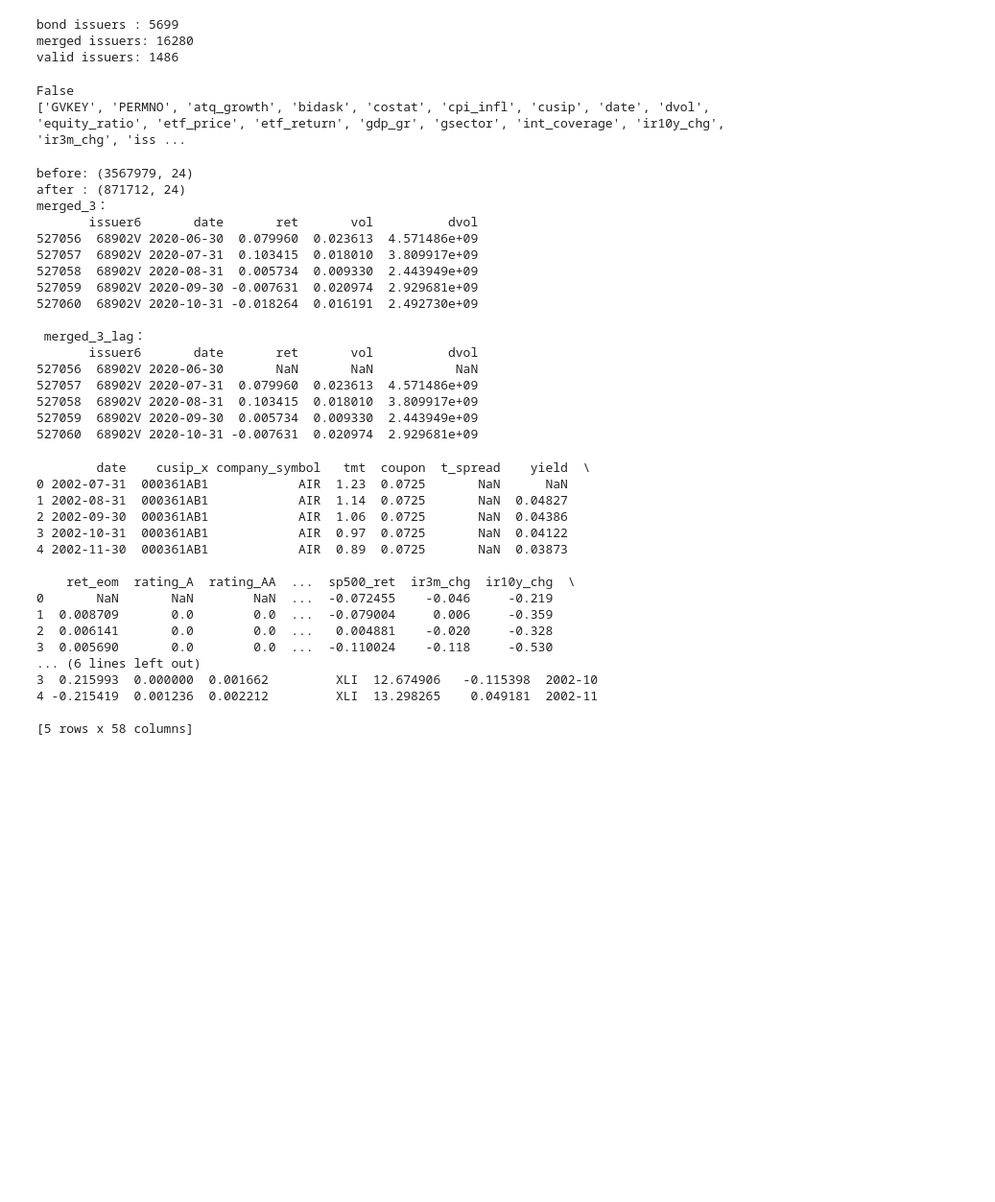
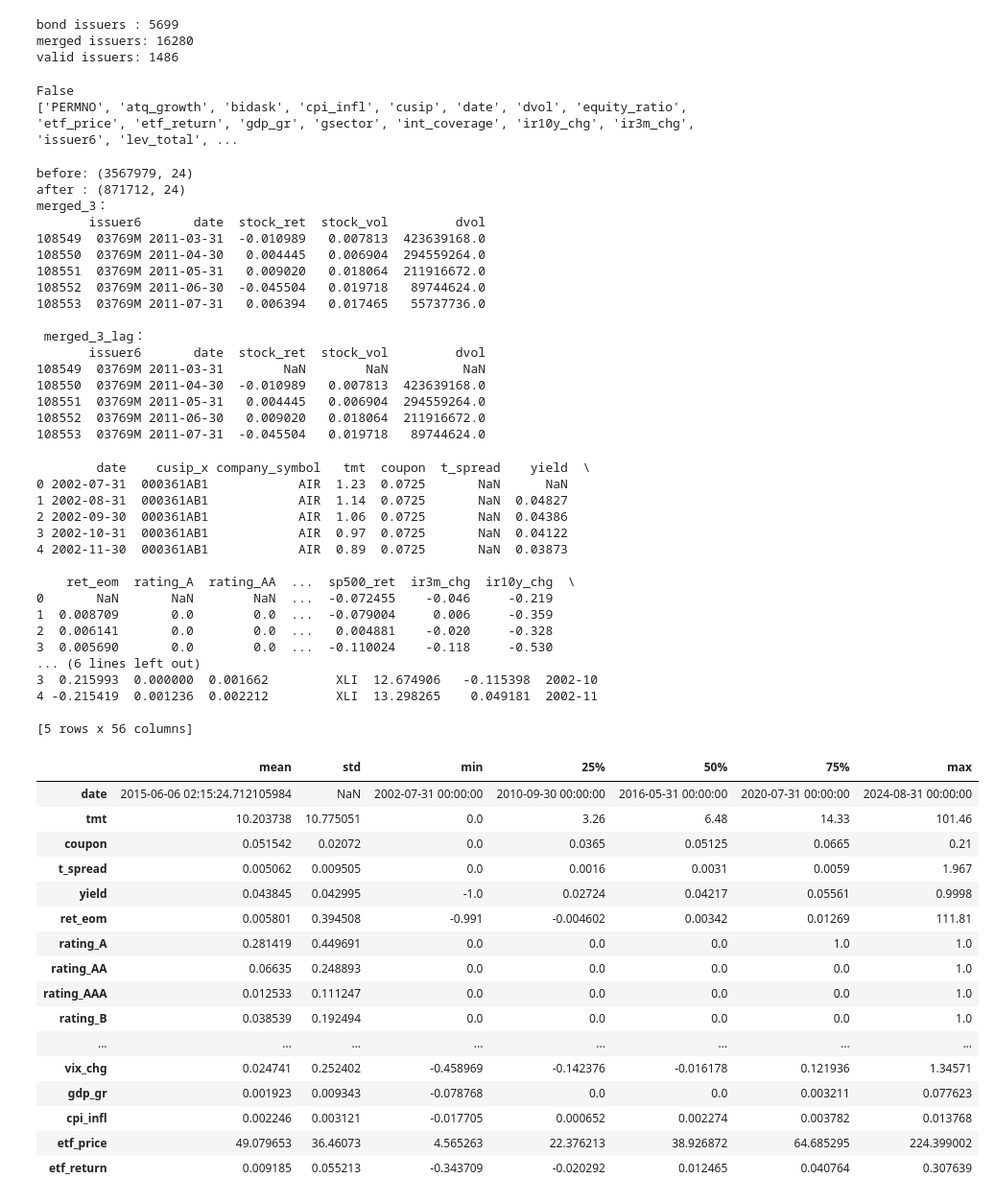
Before and after one commit to QinqinAndMacaulayCat/ml_project, a Jupyter notebook: data/data_merging.ipynb, the cells around one changed output. Shown at 96% size. Drawn from its saved outputs; the diff is of its cells as text; code cells hidden in the pictures; blank space fills up the shorter version.

```diff
--- a/data/data_merging.ipynb
+++ b/data/data_merging.ipynb
@@ -185,4 +7,13 @@ print(fund_monthly.head())
 # %%
+dir = "/Users/yutung/MQF/Machine learning/Project/ml_project/data/processed/"
+
+monthly_stock = pd.read_parquet(dir + "monthly_stock.parquet")
+print(monthly_stock.head())
+
+fund_monthly = pd.read_parquet(dir + "fundamentals_monthly.parquet")
+print(fund_monthly.head())
+
+
 # align keys (LPERMNO -> PERMNO, datadate -> date)
 fund_monthly = fund_monthly.rename(
     columns={"LPERMNO": "PERMNO", "datadate": "date"}
@@ -414,7 +245,7 @@ print("atq" in merged_3.columns)
 print(sorted(merged_3.columns))
 # %% [output]
 False
-['GVKEY', 'PERMNO', 'atq_growth', 'bidask', 'costat', 'cpi_infl', 'cusip', 'date', 'dvol', 'equity_ratio', 'etf_price', 'etf_return', 'gdp_gr', 'gsector', 'int_coverage', 'ir10y_chg', 'ir3m_chg', 'iss ...
+['PERMNO', 'atq_growth', 'bidask', 'cpi_infl', 'cusip', 'date', 'dvol', 'equity_ratio', 'etf_price', 'etf_return', 'gdp_gr', 'gsector', 'int_coverage', 'ir10y_chg', 'ir3m_chg', 'issuer6', 'lev_total', ...
 # %%
 # select bond_data
 bond_filtered = bond_data[bond_data["issuer6"].isin(common_issuers)].copy()
@@ -426,8 +257,8 @@ print("after :", bond_filtered.shape)
 cols_to_shift = [
 
     # stock
-    "ret", "vol", "dvol", "turnover",
-    "mktcap", "bidask", "numtrades", "price_mean",
+    "stock_ret", "stock_vol", "dvol", "turnover",
+    "stock_mktcap", "bidask", "numtrades", "stock_price_mean",
 
     # derived
     "log_atq","lev_total","equity_ratio","roa",
@@ -461,46 +292,69 @@ print(merged_3_lag.loc[merged_3_lag["issuer6"] == list(common_issuers)[0],
 before: (3567979, 24)
 after : (871712, 24)
 merged_3：
-       issuer6       date       ret       vol          dvol
-527056  68902V 2020-06-30  0.079960  0.023613  4.571486e+09
-527057  68902V 2020-07-31  0.103415  0.018010  3.809917e+09
-527058  68902V 2020-08-31  0.005734  0.009330  2.443949e+09
-527059  68902V 2020-09-30 -0.007631  0.020974  2.929681e+09
-527060  68902V 2020-10-31 -0.018264  0.016191  2.492730e+09
+       issuer6       date  stock_ret  stock_vol         dvol
+108549  03769M 2011-03-31  -0.010989   0.007813  423639168.0
+108550  03769M 2011-04-30   0.004445   0.006904  294559264.0
+108551  03769M 2011-05-31   0.009020   0.018064  211916672.0
+108552  03769M 2011-06-30  -0.045504   0.019718   89744624.0
+108553  03769M 2011-07-31   0.006394   0.017465   55737736.0
 
  merged_3_lag：
-       issuer6       date       ret       vol          dvol
-527056  68902V 2020-06-30       NaN       NaN           NaN
-527057  68902V 2020-07-31  0.079960  0.023613  4.571486e+09
-527058  68902V 2020-08-31  0.103415  0.018010  3.809917e+09
-527059  68902V 2020-09-30  0.005734  0.009330  2.443949e+09
-527060  68902V 2020-10-31 -0.007631  0.020974  2.929681e+09
+       issuer6       date  stock_ret  stock_vol         dvol
+108549  03769M 2011-03-31        NaN        NaN          NaN
+108550  03769M 2011-04-30  -0.010989   0.007813  423639168.0
+108551  03769M 2011-05-31   0.004445   0.006904  294559264.0
+108552  03769M 2011-06-30   0.009020   0.018064  211916672.0
+108553  03769M 2011-07-31  -0.045504   0.019718   89744624.0
 # %%
 merged_all = bond_filtered.merge(
     merged_3_lag,
     on=["issuer6", "date"],
     how="left"
 )
 
 print(merged_all.head())
+
+summary = merged_all.describe().loc[
+    ["mean", "std", "min", "25%", "50%", "75%", "max"]
+].T
+
+summary
 # %% [output]
         date    cusip_x company_symbol   tmt  coupon  t_spread    yield  \
 0 2002-07-31  000361AB1            AIR  1.23  0.0725       NaN      NaN
 1 2002-08-31  000361AB1            AIR  1.14  0.0725       NaN  0.04827
 2 2002-09-30  000361AB1            AIR  1.06  0.0725       NaN  0.04386
 3 2002-10-31  000361AB1            AIR  0.97  0.0725       NaN  0.04122
 4 2002-11-30  000361AB1            AIR  0.89  0.0725       NaN  0.03873
 
     ret_eom  rating_A  rating_AA  ...  sp500_ret  ir3m_chg  ir10y_chg  \
 0       NaN       NaN        NaN  ...  -0.072455    -0.046     -0.219
 1  0.008709       0.0        0.0  ...  -0.079004     0.006     -0.359
 2  0.006141       0.0        0.0  ...   0.004881    -0.020     -0.328
 3  0.005690       0.0        0.0  ...  -0.110024    -0.118     -0.530
 ... (6 lines left out)
 3  0.215993  0.000000  0.001662         XLI  12.674906   -0.115398  2002-10
 4 -0.215419  0.001236  0.002212         XLI  13.298265    0.049181  2002-11
 
-[5 rows x 58 columns]
+[5 rows x 56 columns]
+|  | mean | std | min | 25% | 50% | 75% | max |
+| date | 2015-06-06 02:15:24.712105984 | NaN | 2002-07-31 00:00:00 | 2010-09-30 00:00:00 | 2016-05-31 00:00:00 | 2020-07-31 00:00:00 | 2024-08-31 00:00:00 |
+| tmt | 10.203738 | 10.775051 | 0.0 | 3.26 | 6.48 | 14.33 | 101.46 |
+| coupon | 0.051542 | 0.02072 | 0.0 | 0.0365 | 0.05125 | 0.0665 | 0.21 |
+| t_spread | 0.005062 | 0.009505 | 0.0 | 0.0016 | 0.0031 | 0.0059 | 1.967 |
+| yield | 0.043845 | 0.042995 | -1.0 | 0.02724 | 0.04217 | 0.05561 | 0.9998 |
+| ret_eom | 0.005801 | 0.394508 | -0.991 | -0.004602 | 0.00342 | 0.01269 | 111.81 |
+| rating_A | 0.281419 | 0.449691 | 0.0 | 0.0 | 0.0 | 1.0 | 1.0 |
+| rating_AA | 0.06635 | 0.248893 | 0.0 | 0.0 | 0.0 | 0.0 | 1.0 |
+| rating_AAA | 0.012533 | 0.111247 | 0.0 | 0.0 | 0.0 | 0.0 | 1.0 |
+| rating_B | 0.038539 | 0.192494 | 0.0 | 0.0 | 0.0 | 0.0 | 1.0 |
+| ... | ... | ... | ... | ... | ... | ... | ... |
+| vix_chg | 0.024741 | 0.252402 | -0.458969 | -0.142376 | -0.016178 | 0.121936 | 1.34571 |
+| gdp_gr | 0.001923 | 0.009343 | -0.078768 | 0.0 | 0.0 | 0.003211 | 0.077623 |
+| cpi_infl | 0.002246 | 0.003121 | -0.017705 | 0.000652 | 0.002274 | 0.003782 | 0.013768 |
+| etf_price | 49.079653 | 36.46073 | 4.565263 | 22.376213 | 38.926872 | 64.685295 | 224.399002 |
+| etf_return | 0.009185 | 0.055213 | -0.343709 | -0.020292 | 0.012465 | 0.040764 | 0.307639 |
 # %%
 dir = "/Users/yutung/MQF/Machine learning/Project/ml_project/data/"
 merged_all.to_parquet(dir + "merged_all.parquet", index=False)
```
Also changed, not shown: parts of 10 cells of this notebook, 14 other files.
